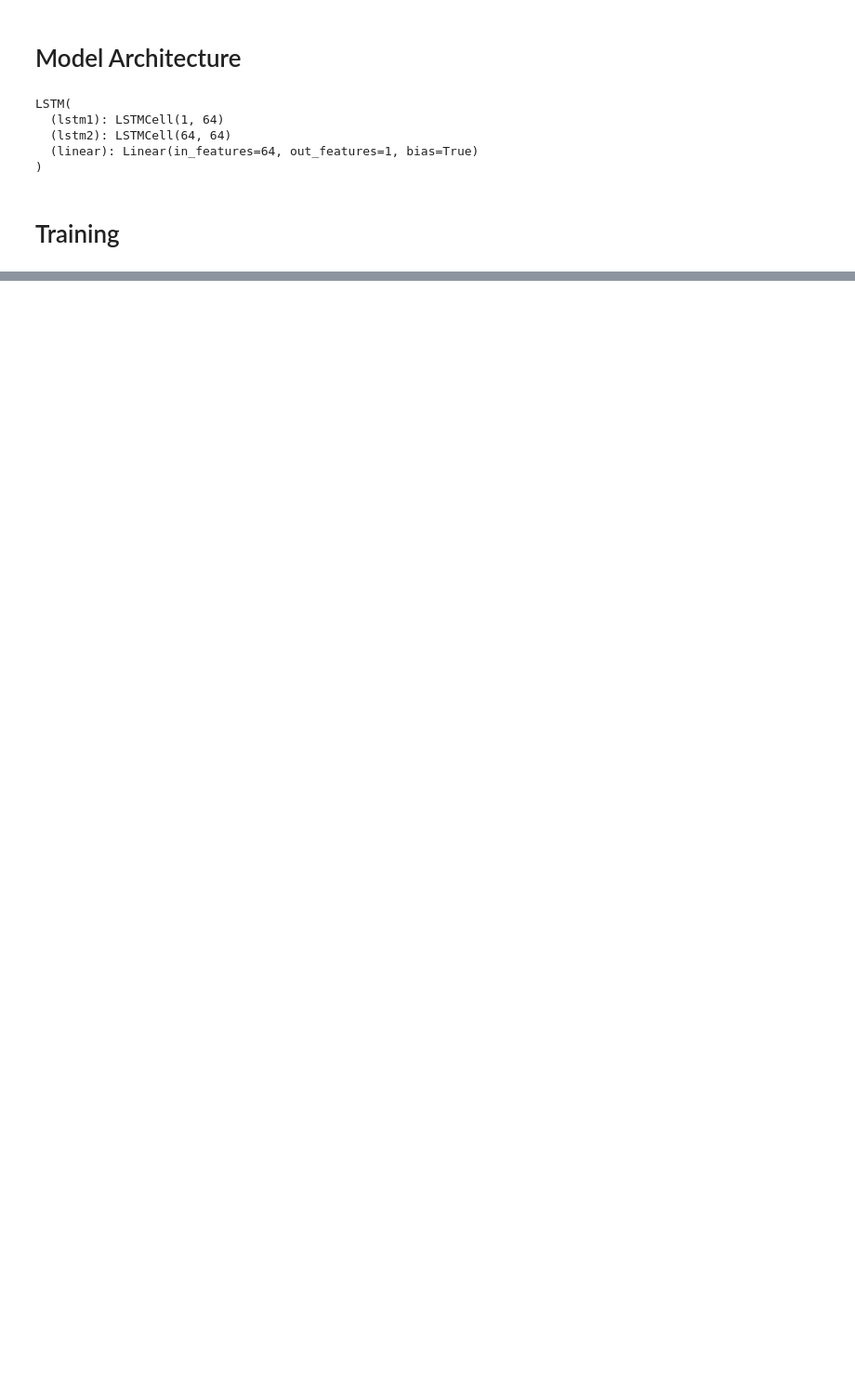
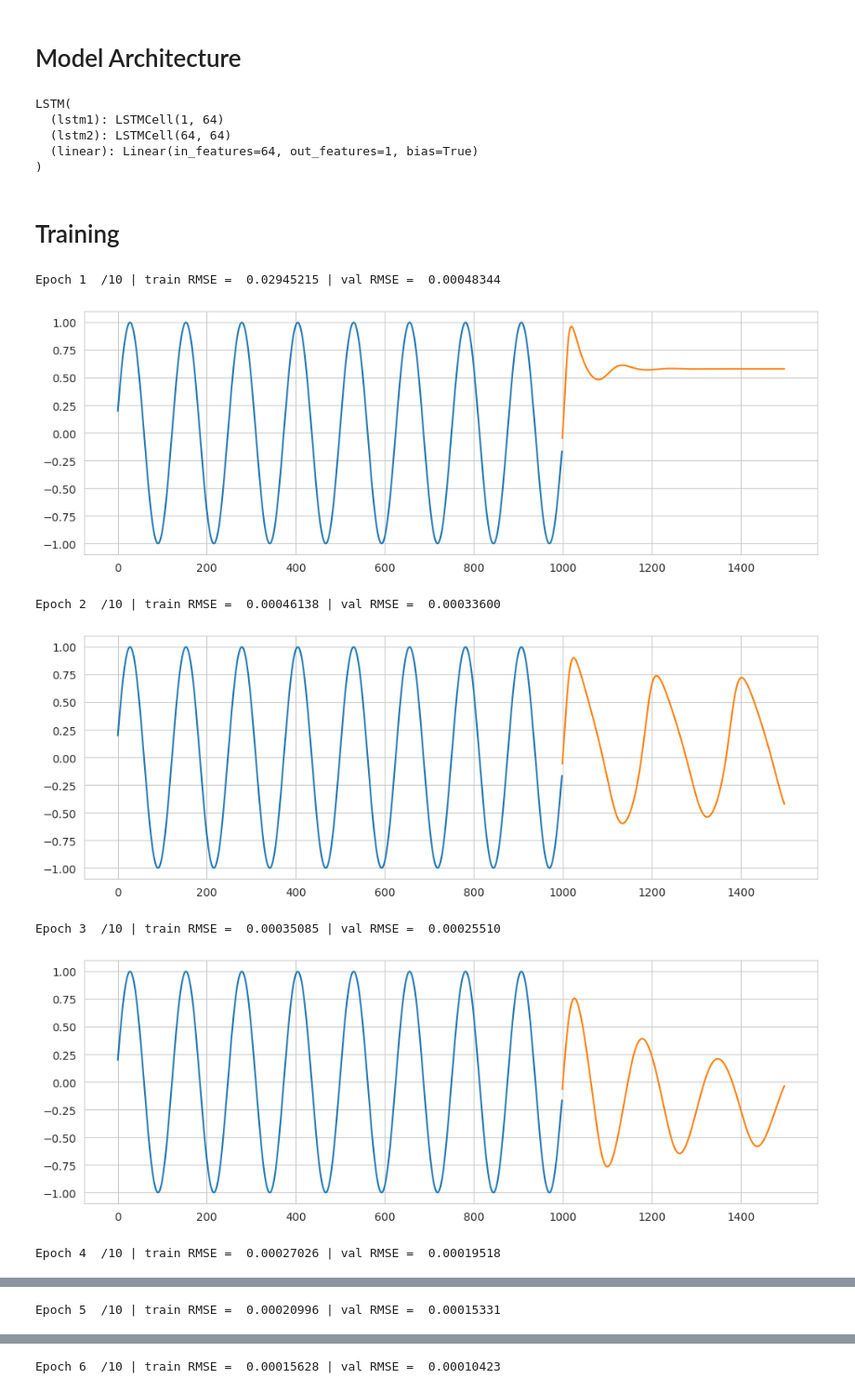
Before and after one commit to danjelito/ml-various-example, a Jupyter notebook: sine-wave-with-pytorch-lstm.ipynb, the cells around one changed output, grey strips where cells are left out. Shown at 93% size. Cells and saved outputs as stored; diff of their text form; code cells hidden in the pictures; blank space fills up the shorter version.

Commit message:
succeed training lstm to predict sine

```diff
--- a/sine-wave-with-pytorch-lstm.ipynb
+++ b/sine-wave-with-pytorch-lstm.ipynb
@@ -151,0 +160,74 @@ LSTM(
+# %%
+criterion = nn.MSELoss()
+lr = 0.01
+optimizer = optim.Adam(lstm.parameters(), lr=lr)
+epochs = 10
+print_step = 1
+batch_size = 32
+
+for epoch in range(epochs):
+
+    train_loss = []
+    val_loss = []
+
+    # training
+    for input_batch, target_batch in zip(train_input, train_target):
+        input_batch = input_batch.unsqueeze(0)
+        target_batch = target_batch.unsqueeze(0)
+
+        lstm.train()
+        optimizer.zero_grad()
+        outputs = lstm(input_batch)
+        loss = criterion(target_batch, outputs)
+        loss.backward()
+        optimizer.step()
+        train_loss += [loss.item()]
+
+    # validation
+    for input_batch, target_batch in zip(val_input, val_target):
+        input_batch = input_batch.unsqueeze(0)
+        target_batch = target_batch.unsqueeze(0)
+
+        lstm.eval()
+        with torch.no_grad():
+            outputs = lstm(input_batch)
+            loss = criterion(target_batch, outputs)
+            val_loss += [loss.item()]
+
+    if (epoch == 0) or ((epoch + 1) % print_step == 0):
+        # print train and validation result
+        avg_train_loss = np.mean(train_loss)
+        avg_val_loss = np.mean(val_loss)
+        print(
+            f"Epoch {epoch+1: <3}/{epochs} | train RMSE = {avg_train_loss: .8f} | val RMSE = {avg_val_loss: .8f}"
+        )
+
+        # test and plot the test result
+        outputs = []
+        future = 500
+        for input_batch, target_batch in zip(val_input, val_target):
+
+            input_batch = input_batch.unsqueeze(0)
+            target_batch = target_batch.unsqueeze(0)
+
+            lstm.eval()
+            with torch.no_grad():
+                output = lstm(input_batch, future=future)
+                outputs.append(output.numpy())
+
+        outputs = np.array(outputs).squeeze()
+        x_axis_actual = range(0, val_input.shape[1])
+        x_axis_pred = range(val_input.shape[1], outputs.shape[1])
+
+        plt.figure(figsize=(12, 4))
+        plt.plot(x_axis_actual, val_input[0], label="Data")
+        plt.plot(x_axis_pred, outputs[0, -future:], label="Forecast")
+        plt.show()
+# %% [output]
+Epoch 1  /10 | train RMSE =  0.02945215 | val RMSE =  0.00048344
+[figure, added]
+Epoch 2  /10 | train RMSE =  0.00046138 | val RMSE =  0.00033600
+[figure, added]
+Epoch 3  /10 | train RMSE =  0.00035085 | val RMSE =  0.00025510
+[figure, added]
+Epoch 4  /10 | train RMSE =  0.00027026 | val RMSE =  0.00019518
@@ -151,0 +235 @@ LSTM(
+Epoch 5  /10 | train RMSE =  0.00020996 | val RMSE =  0.00015331
@@ -151,0 +237 @@ LSTM(
+Epoch 6  /10 | train RMSE =  0.00015628 | val RMSE =  0.00010423
```
Also changed, not shown: parts of 3 cells of this notebook.
